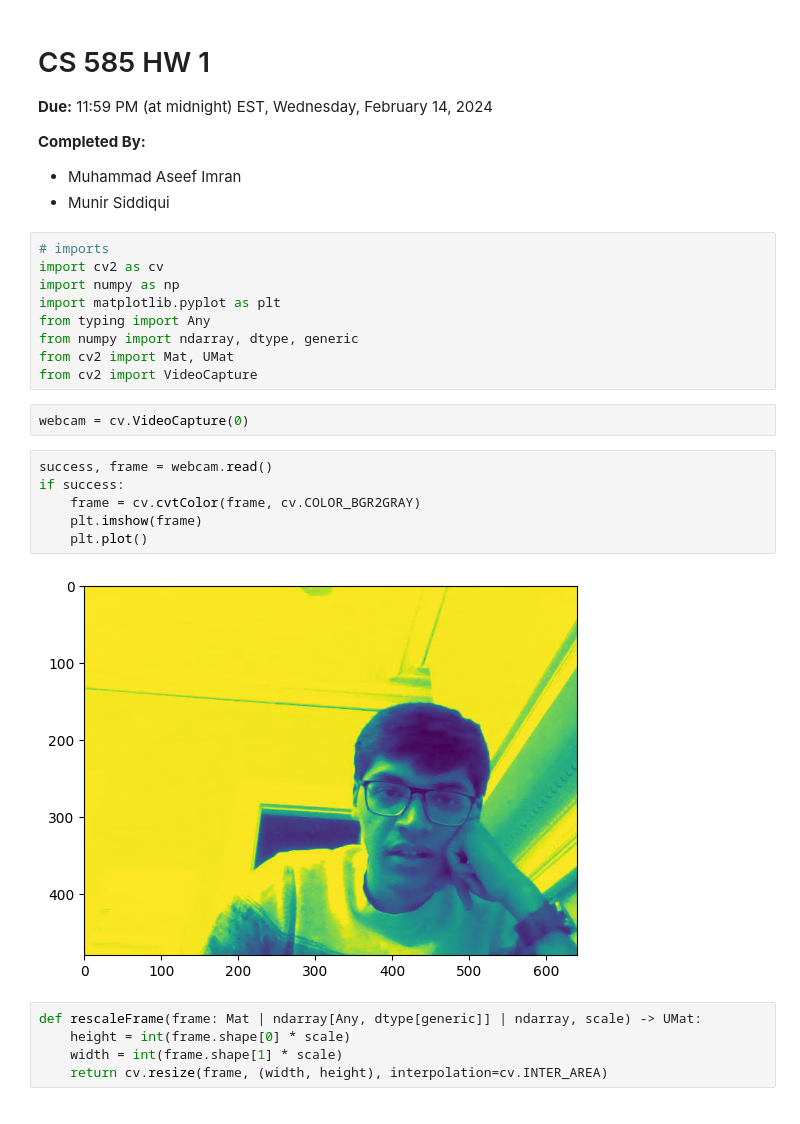
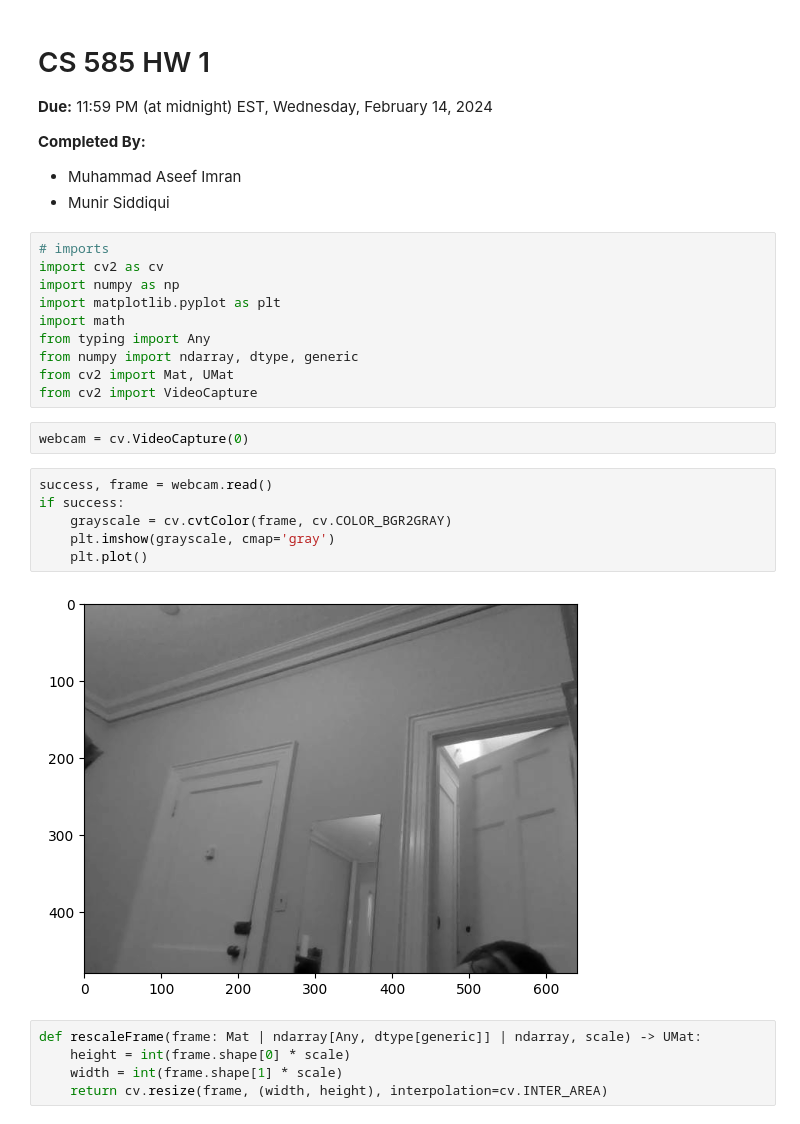
Before and after one commit to Aseeef/CS585-HW2, a Jupyter notebook: hw2.ipynb, the cells around one changed output. Cells and saved outputs as stored; diff of their text form.

```diff
--- a/hw2.ipynb
+++ b/hw2.ipynb
@@ -11,6 +11,7 @@
 import cv2 as cv
 import numpy as np
 import matplotlib.pyplot as plt
+import math
 from typing import Any
 from numpy import ndarray, dtype, generic
 from cv2 import Mat, UMat
@@ -20,11 +21,11 @@ webcam = cv.VideoCapture(0)
 # %%
 success, frame = webcam.read()
 if success:
-    frame = cv.cvtColor(frame, cv.COLOR_BGR2GRAY)
-    plt.imshow(frame)
+    grayscale = cv.cvtColor(frame, cv.COLOR_BGR2GRAY)
+    plt.imshow(grayscale, cmap='gray')
     plt.plot()
 # %% [output]
-[figure, old version]
+[figure, new version]
 # %%
 def rescaleFrame(frame: Mat | ndarray[Any, dtype[generic]] | ndarray, scale) -> UMat:
     height = int(frame.shape[0] * scale)
```
Also changed, not shown: parts of 6 cells of this notebook.
